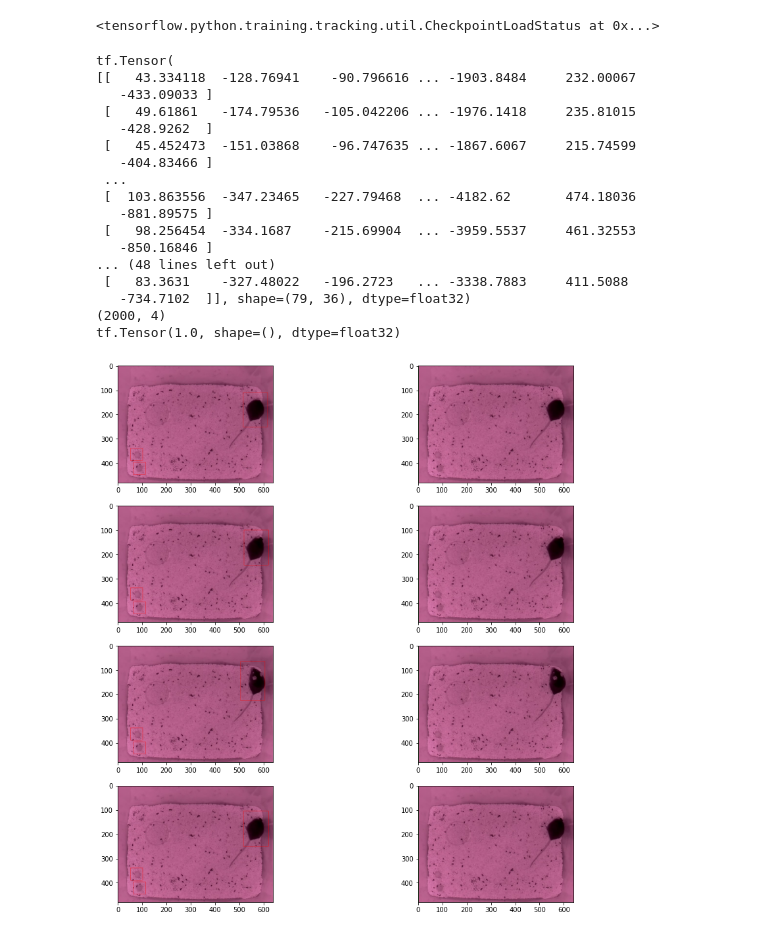
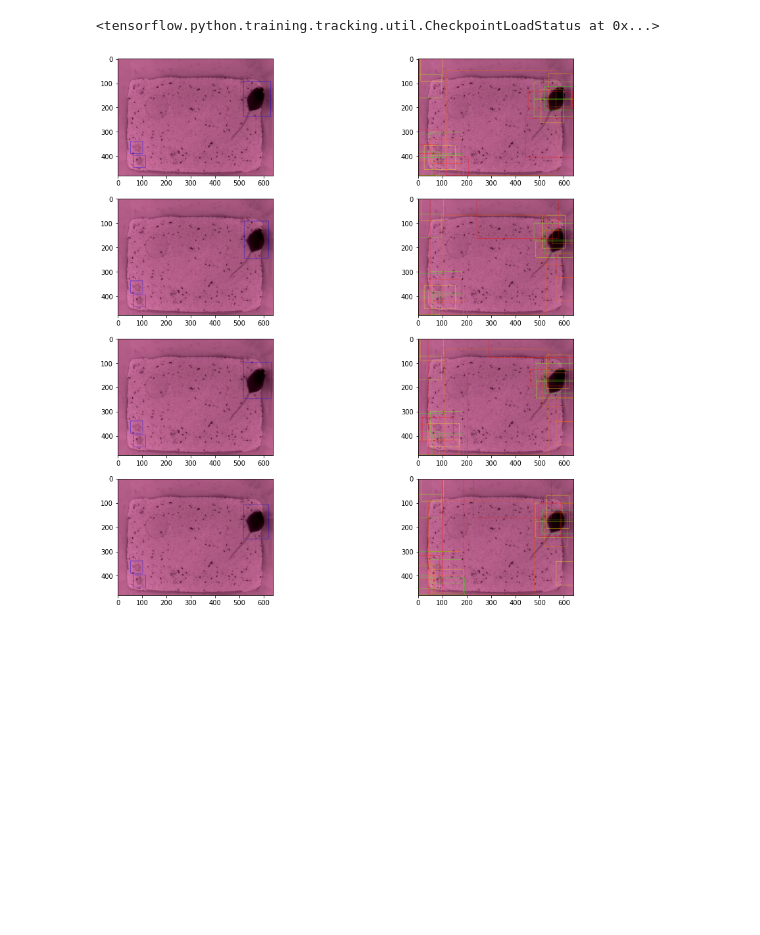
Before and after one commit to jaentrouble/mouse_chaser_train_2, a Jupyter notebook: see_result.ipynb, the cells around one changed output. Drawn from its saved outputs; the diff is of its cells as text; code cells hidden in the pictures; blank space fills up the shorter version.

```diff
--- a/see_result.ipynb
+++ b/see_result.ipynb
@@ -44,58 +44,40 @@ test_model = ObjectDetector(
     num_classes,
 )
 # %%
-load_dir = 'savedmodels/hr538_m_f1/92'
+load_dir = 'savedmodels/hr538_m_f2/91'
 test_model.load_weights(load_dir)
 # %% [output]
 <tensorflow.python.training.tracking.util.CheckpointLoadStatus at 0x...>
 # %%
 samples = ds.take(4).as_numpy_iterator()
 fig = plt.figure(figsize=(15,15))
 for i in range(4):
     sample = next(samples)
     image, gt_box, _ = sample
     rois, probs = test_model(image, training=False)
     test_image = image[0].copy()
     gt_image = image[0].copy()
     gt_box = gt_box[0]
     h,w = np.subtract(gt_image.shape[:2],1)
-    print(rois.shape)
-    print(probs[30])
-    for roi in rois.numpy():
-
-        x1, y1, x2, y2 = (roi*np.array([w,h,w,h,])).astype(np.int64)
-        test_image[y1,x1:x2] = [0,1,0]
-        test_image[y2,x1:x2] = [0,1,0]
-        test_image[y1:y2,x1] = [0,1,0]
-        test_image[y1:y2,x2] = [0,1,0]
+    for roi, p in zip(rois,probs):
+        color = np.clip([4*(1-p),4*(p-0.5),0],0,1)
+        x1, y1, x2, y2 = np.multiply(roi,[w,h,w,h,]).astype(np.int64)
+        test_image[y1,x1:x2] = color
+        test_image[y2,x1:x2] = color
+        test_image[y1:y2,x1] = color
+        test_image[y1:y2,x2] = color
     for box in gt_box:
-        x1, y1, x2, y2 = (box*np.array([w,h,w,h,])).astype(np.int64)
-        gt_image[y1,x1:x2] = [1,0,0]
-        gt_image[y2,x1:x2] = [1,0,0]
-        gt_image[y1:y2,x1] = [1,0,0]
-        gt_image[y1:y2,x2] = [1,0,0]
+        x1, y1, x2, y2 = np.multiply(box,[w,h,w,h,]).astype(np.int64)
+        gt_image[y1,x1:x2] = [0,0,1]
+        gt_image[y2,x1:x2] = [0,0,1]
+        gt_image[y1:y2,x1] = [0,0,1]
+        gt_image[y1:y2,x2] = [0,0,1]
 
     ax = fig.add_subplot(4,2,2*i+1)
     ax.imshow(gt_image)
     ax = fig.add_subplot(4,2,2*i+2)
     ax.imshow(test_image)
+
 plt.show()
 # %% [output]
-tf.Tensor(
-[[   43.334118  -128.76941    -90.796616 ... -1903.8484     232.00067
-   -433.09033 ]
- [   49.61861   -174.79536   -105.042206 ... -1976.1418     235.81015
-   -428.9262  ]
- [   45.452473  -151.03868    -96.747635 ... -1867.6067     215.74599
-   -404.83466 ]
- ...
- [  103.863556  -347.23465   -227.79468  ... -4182.62       474.18036
-   -881.89575 ]
- [   98.256454  -334.1687    -215.69904  ... -3959.5537     461.32553
-   -850.16846 ]
-... (48 lines left out)
- [   83.3631    -327.48022   -196.2723   ... -3338.7883     411.5088
-   -734.7102  ]], shape=(79, 36), dtype=float32)
-(2000, 4)
-tf.Tensor(1.0, shape=(), dtype=float32)
-[figure, old version]
+[figure, new version]
```
Also changed, not shown: 2 other files.
